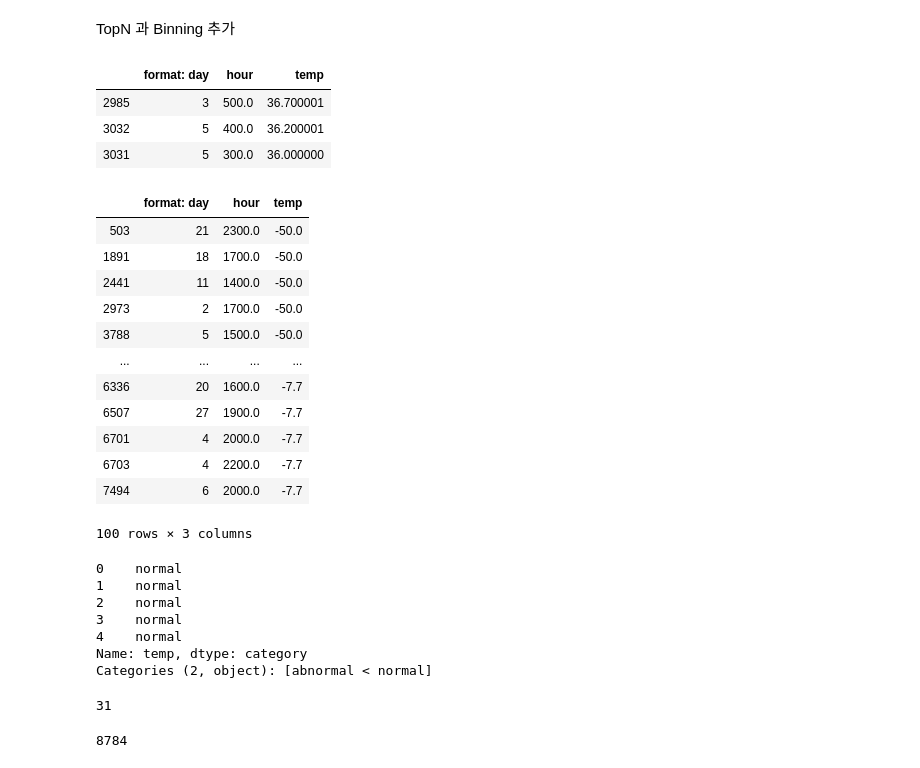
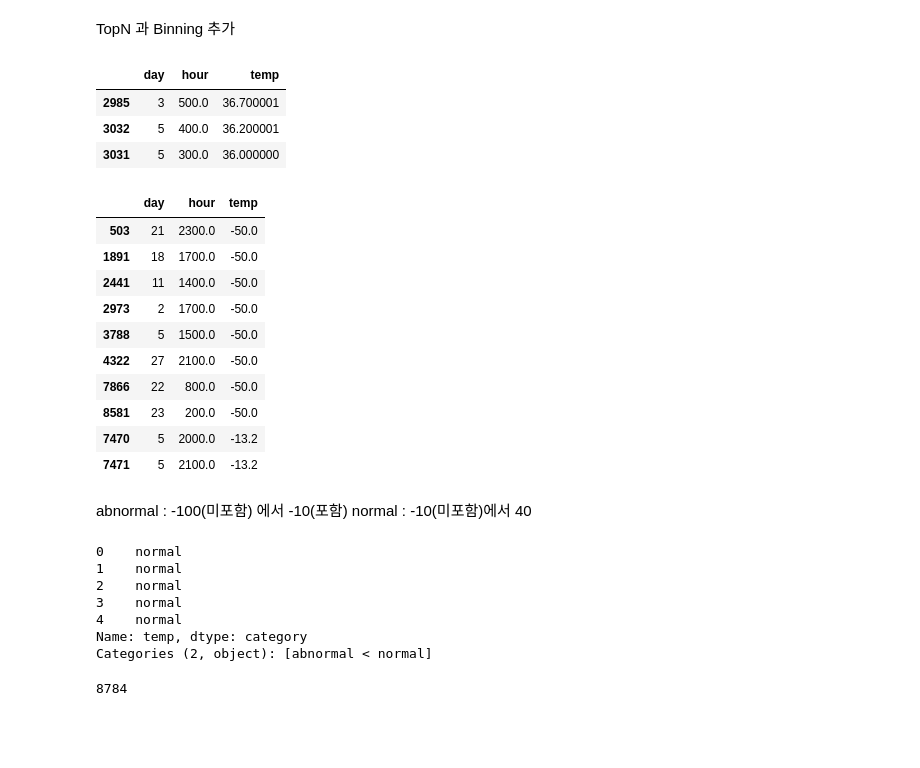
Before and after one commit to iceman67/Public_OpenAPI, a Jupyter notebook: Pandas CSV Read.ipynb, the cells around one changed output. Saved outputs shown, nothing was run; the diff lists cells and outputs as text; code cells hidden in the pictures; blank space fills up the shorter version.

```diff
--- a/Pandas CSV Read.ipynb
+++ b/Pandas CSV Read.ipynb
@@ -21,4 +21,4 @@ df.columns
 # %% [output]
 Index([' format: day', 'hour', 'value location:63_108 Start : 20190401 '], dtype='object')
 # %%
-df = df.rename(columns={'value location:63_108 Start : 20190401 ': 'temp'})
+df = df.rename(columns={'value location:63_108 Start : 20190401 ': 'temp',  ' format: day' : 'day'})
@@ -24,0 +46,3 @@ df = df.rename(columns={'value location:63_108 Start : 20190401 ': 'temp'})
+# %%
+df = df.dropna()
+df.count()
@@ -25,3 +85,7 @@ df = df.rename(columns={'value location:63_108 Start : 20190401 ': 'temp'})
+# %%
+#  df = df.apply(pd.to_numeric)
+df['day'] = pd.to_numeric(df['day'],errors='ignore')
+df.dropna(inplace=True)
 # %%
 df.head()
 # %% [output]
@@ -31,3 +95,8 @@ df.head()
 | 2 | 1 | 200.0 | 8.3 |
 | 3 | 1 | 300.0 | 9.8 |
 | 4 | 1 | 400.0 | 9.5 |
+# %%
+#df['day'] = pd.to_numeric(df['day'],errors='coerce')
+
+df['day'] = pd.to_numeric(df['day'],errors='ignore')
+df.dropna(inplace=True)
@@ -72,26 +340,26 @@ TopN  과  Binning 추가
 # %%
 df.nlargest(3, columns='temp')
 # %% [output]
-|  | format: day | hour | temp |
+|  | day | hour | temp |
 | 2985 | 3 | 500.0 | 36.700001 |
 | 3032 | 5 | 400.0 | 36.200001 |
 | 3031 | 5 | 300.0 | 36.000000 |
 # %%
-df.nsmallest(100, columns='temp')
+df.nsmallest(10, columns='temp')
 # %% [output]
-|  | format: day | hour | temp |
+|  | day | hour | temp |
 | 503 | 21 | 2300.0 | -50.0 |
 | 1891 | 18 | 1700.0 | -50.0 |
 | 2441 | 11 | 1400.0 | -50.0 |
 | 2973 | 2 | 1700.0 | -50.0 |
 | 3788 | 5 | 1500.0 | -50.0 |
-| ... | ... | ... | ... |
-| 6336 | 20 | 1600.0 | -7.7 |
-| 6507 | 27 | 1900.0 | -7.7 |
-| 6701 | 4 | 2000.0 | -7.7 |
-| 6703 | 4 | 2200.0 | -7.7 |
-| 7494 | 6 | 2000.0 | -7.7 |
+| 4322 | 27 | 2100.0 | -50.0 |
+| 7866 | 22 | 800.0 | -50.0 |
+| 8581 | 23 | 200.0 | -50.0 |
+| 7470 | 5 | 2000.0 | -13.2 |
+| 7471 | 5 | 2100.0 | -13.2 |
-100 rows × 3 columns
+# %% [markdown]
+abnormal : -100(미포함) 에서 -10(포함)     normal : -10(미포함)에서 40
 # %%
 df_class = pd.cut(df['temp'], bins=[-100, -10, 40], labels=['abnormal', 'normal'])
 # %%
@@ -104,10 +372,6 @@ df_class.head()
 4    normal
 Name: temp, dtype: category
 Categories (2, object): [abnormal < normal]
-# %%
-df_class[df_class =='abnormal'].count()
-# %% [output]
-31
 # %%
 df_class.count()
 # %% [output]
```
Also changed, not shown: parts of 43 cells of this notebook, 3 other files.
